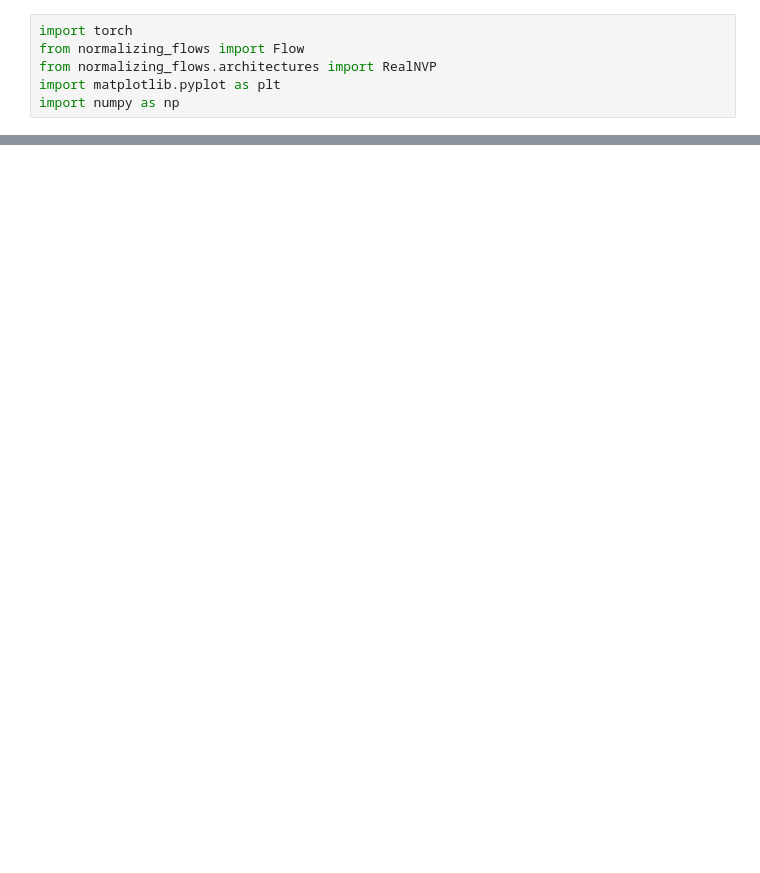
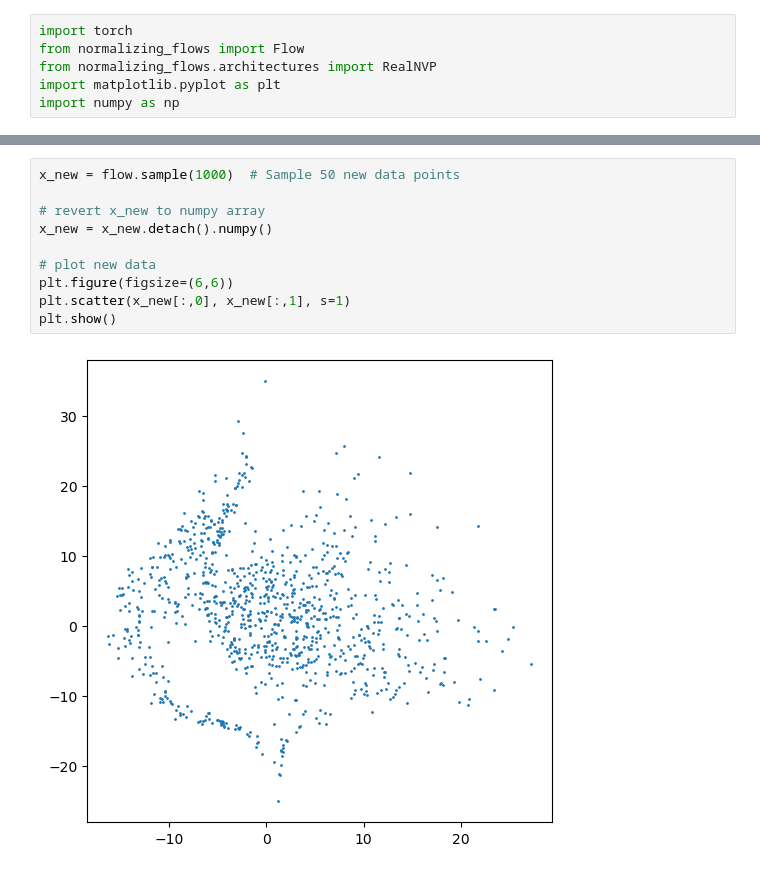
Before and after one commit to BP4769/Normalizing-Flow-Reproducibility, a Jupyter notebook: test_normalizing_flow.ipynb, the cells around one changed output, grey strips where cells are left out. Saved outputs shown, nothing was run; the diff lists cells and outputs as text; blank space fills up the shorter version.

```diff
--- a/test_normalizing_flow.ipynb
+++ b/test_normalizing_flow.ipynb
@@ -63,0 +92,12 @@ print(x_new.shape)  # (50, 3)
+# %%
+x_new = flow.sample(1000)  # Sample 50 new data points
+
+# revert x_new to numpy array
+x_new = x_new.detach().numpy()
+
+# plot new data
+plt.figure(figsize=(6,6))
+plt.scatter(x_new[:,0], x_new[:,1], s=1)
+plt.show()
+# %% [output]
+[figure, added]
```
Also changed, not shown: parts of 8 cells of this notebook.
